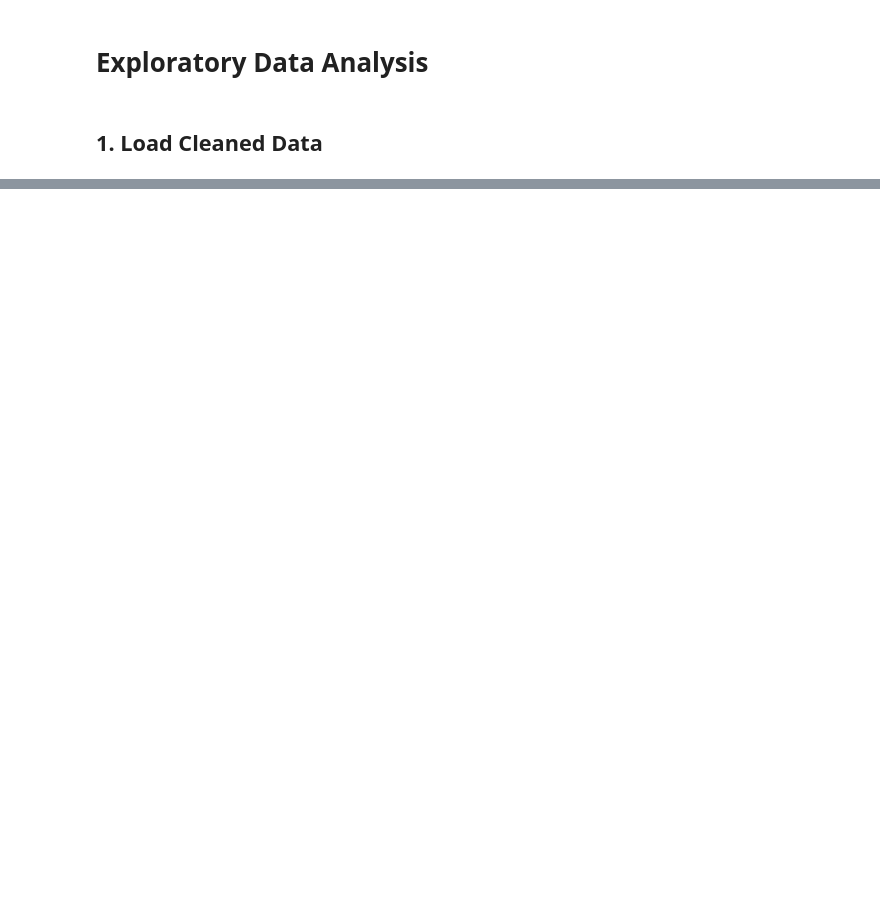
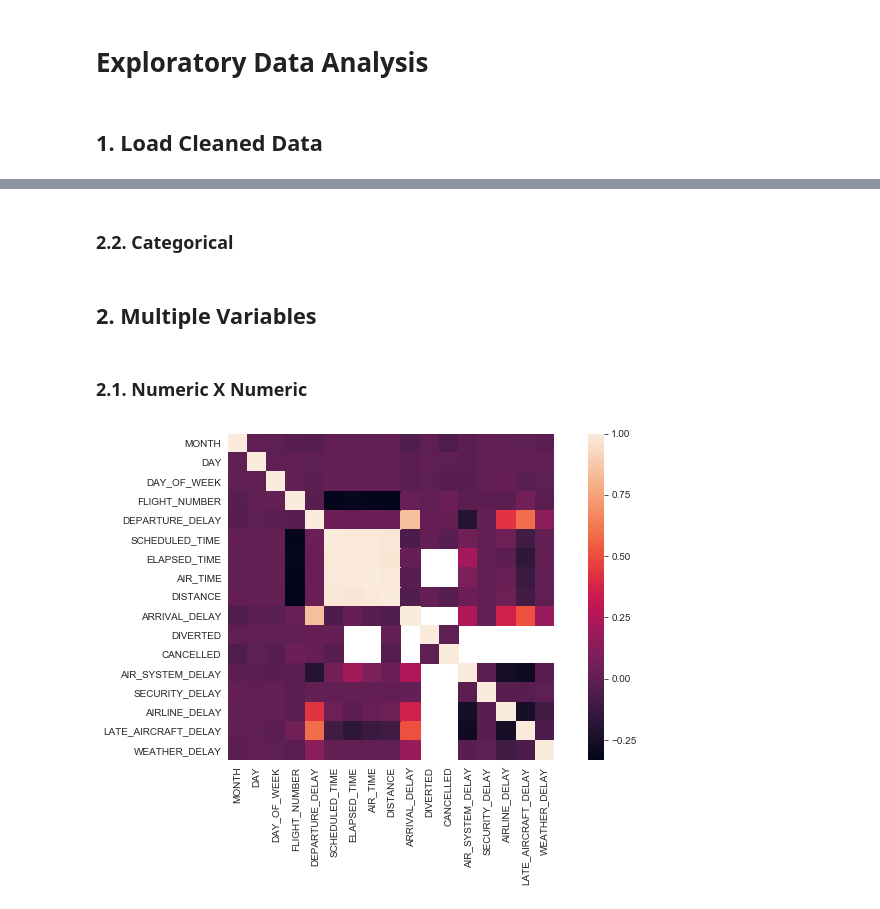
Before and after one commit to ArwaSheraky/Airlines-Delay-Analysis, a Jupyter notebook: Exploratory-Data-Analysis.ipynb, the cells around one changed output, grey strips where cells are left out. Cells and saved outputs as stored; diff of their text form; code cells hidden in the pictures; blank space fills up the shorter version.

```diff
--- a/Exploratory-Data-Analysis.ipynb
+++ b/Exploratory-Data-Analysis.ipynb
@@ -15,6 +17,7 @@ pd.set_option('display.float_format', lambda x: '%.2f' % x)
 # %% [markdown]
 ## 1. Load Cleaned Data
 # %%
-df = pd.read_csv('data/flightsmerged.csv')
-df
+df = pd.read_csv('data/flightsmerged.csv', low_memory=False)
+print(df.columns)
+df.head()
 # %% [output]
@@ -21,0 +61,14 @@ FileNotFoundError: File b'data/flightsmerged.csv' does not exist
+# %% [markdown]
+### 2.2. Categorical
+# %% [markdown]
+## 2. Multiple Variables
+# %% [markdown]
+### 2.1. Numeric X Numeric
+# %%
+
+correlation_matrix = df.corr()
+plt.figure(figsize=(12, 6))
+sns.heatmap(correlation_matrix, square=True)
+plt.show()
+# %% [output]
+[figure, added]
```
Also changed, not shown: parts of 8 cells of this notebook.
